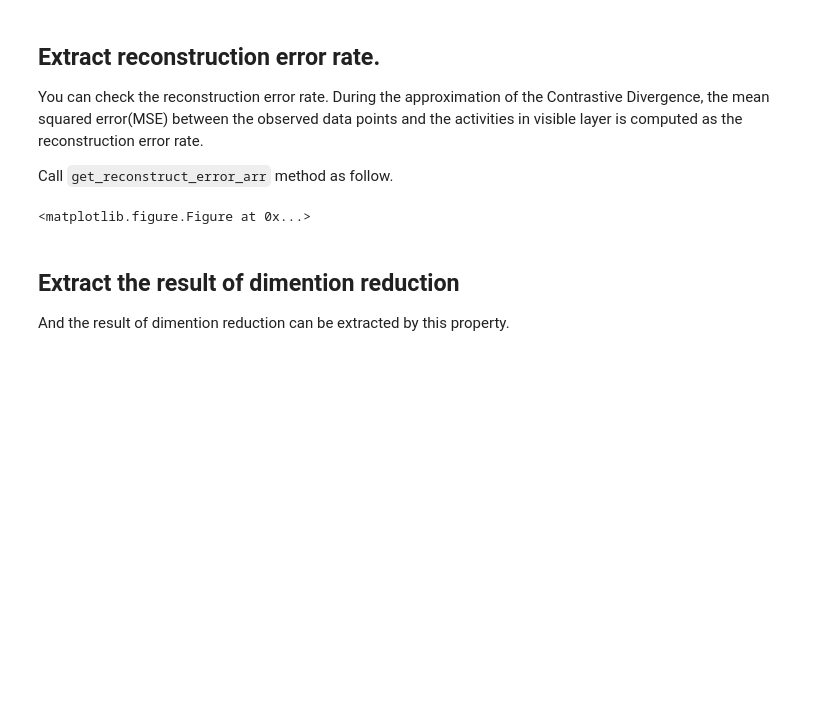
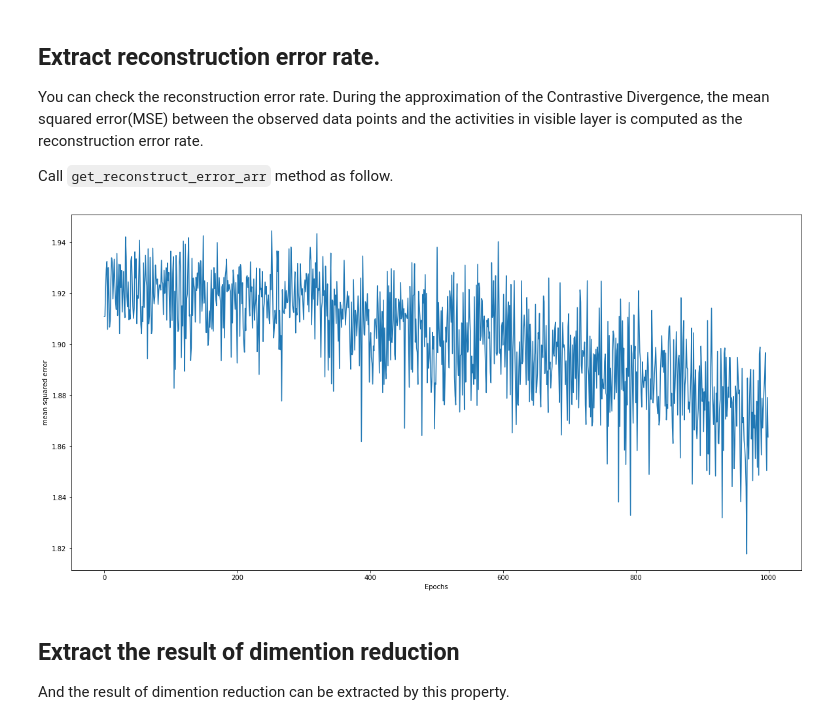
Before and after one commit to accel-brain/accel-brain-code, a Jupyter notebook: Deep-Learning-by-means-of-Design-Pattern/demo/demo_stacked_auto_encoder.ipynb, the cells around one changed output. Cells and saved outputs as stored; diff of their text form; code cells hidden in the pictures; blank space fills up the shorter version.

```diff
--- a/Deep-Learning-by-means-of-Design-Pattern/demo/demo_stacked_auto_encoder.ipynb
+++ b/Deep-Learning-by-means-of-Design-Pattern/demo/demo_stacked_auto_encoder.ipynb
@@ -4,6 +4,7 @@
 This notebook demonstrates DBM as a stacked Auto-Encoder can learn so as to minimize the reconstruction error.
 # %%
 import numpy as np
-target_arr = np.random.normal(loc=0.5, scale=0.2, size=(1000, 1000))
+target_arr = np.random.normal(loc=0.0, scale=1.0, size=(1000, 1000))
+target_arr = (target_arr - target_arr.mean()) / target_arr.std()
 target_arr
 # %% [output]
@@ -71,13 +70,15 @@ Call `get_reconstruct_error_arr` method as follow.
 # %%
 import matplotlib.pyplot as plt
 # layer_number corresponds to the index of approximaion_list.
 # And reconstruct_error_arr is the np.ndarray of reconstruction error rates.
 reconstruct_error_arr = dbm.get_reconstruct_error_arr(layer_number=0)
 fig = plt.figure(figsize=(20, 10))
 plt.plot(reconstruct_error_arr)
+plt.xlabel("Epochs")
+plt.ylabel("mean squared error")
 plt.show();plt.close()
 # %% [output]
-<matplotlib.figure.Figure at 0x...>
+[figure, added]
 # %% [markdown]
 ## Extract the result of dimention reduction
 
```
Also changed, not shown: parts of 9 cells of this notebook.
